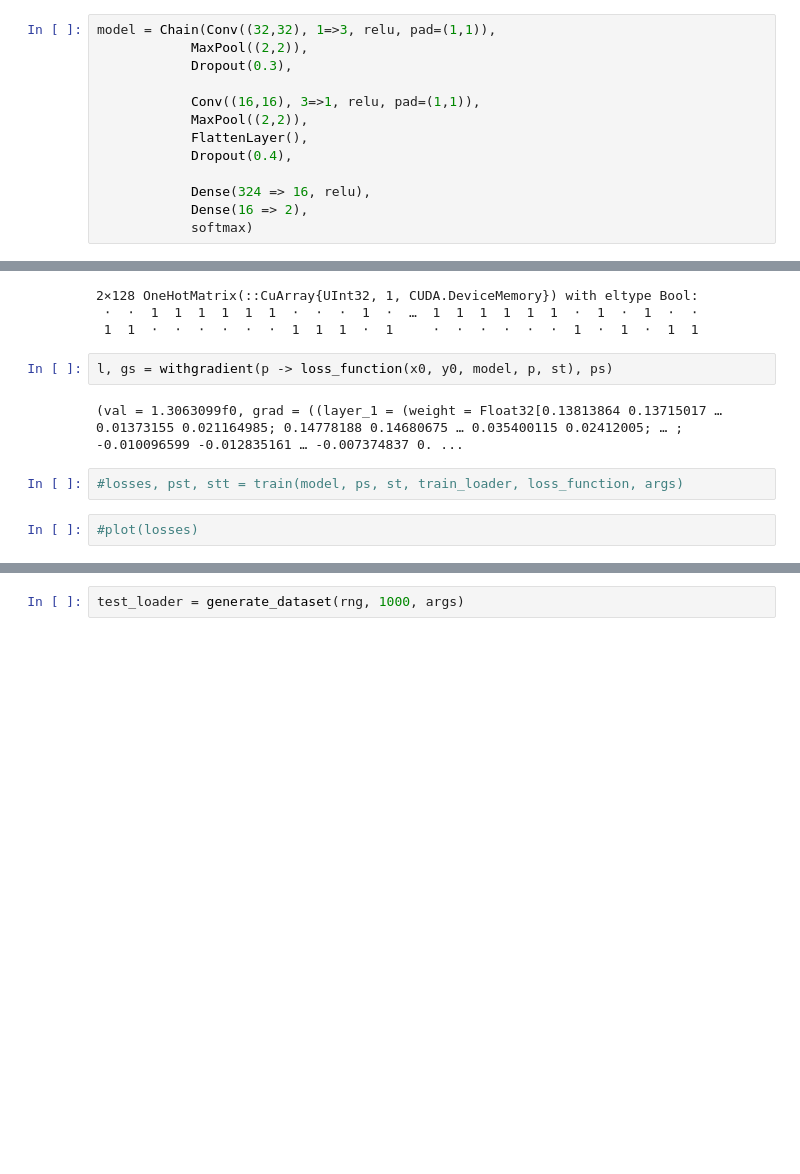
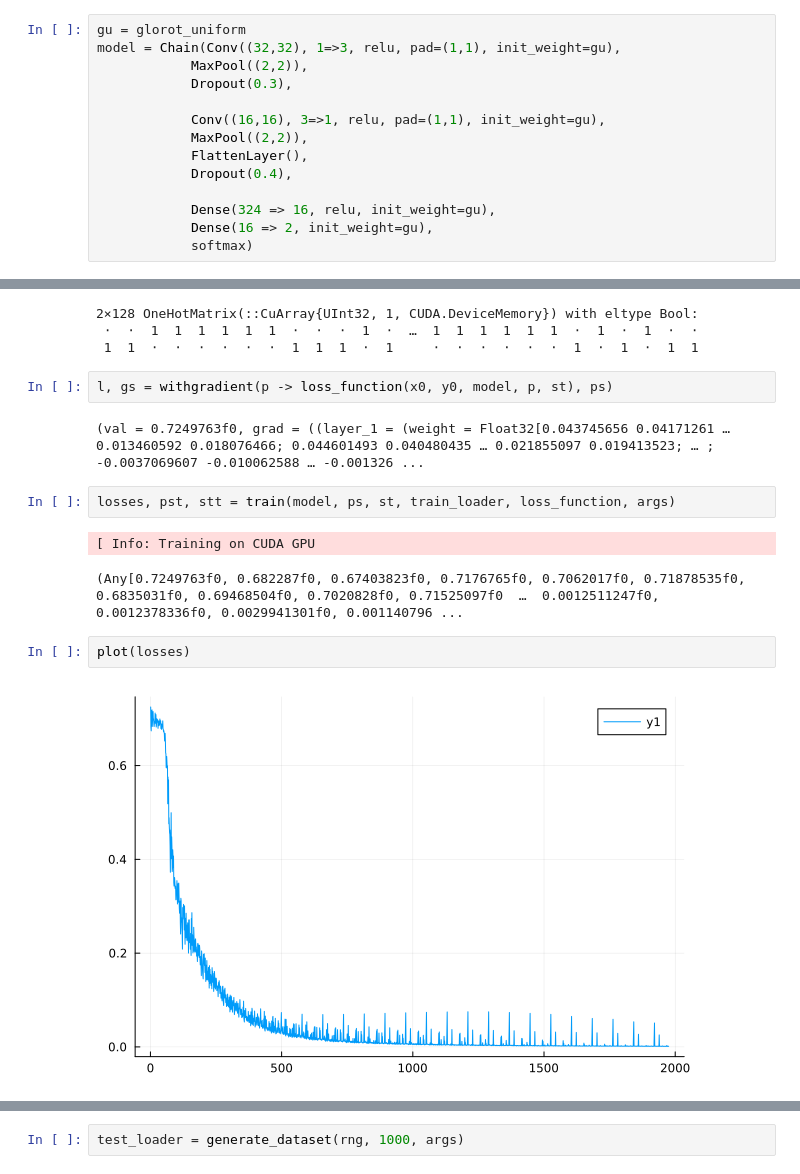
Before and after one commit to wilkieolin/PhasorNetworks.jl, a Jupyter notebook: demos/network_conv.ipynb, the cells around one changed output, grey strips where cells are left out. Drawn from its saved outputs; the diff is of its cells as text; blank space fills up the shorter version.

```diff
--- a/demos/network_conv.ipynb
+++ b/demos/network_conv.ipynb
@@ -127,15 +133,16 @@ y0[:,5]
 # %%
-model = Chain(Conv((32,32), 1=>3, relu, pad=(1,1)),
+gu = glorot_uniform
+model = Chain(Conv((32,32), 1=>3, relu, pad=(1,1), init_weight=gu),
             MaxPool((2,2)),
             Dropout(0.3),
 
-            Conv((16,16), 3=>1, relu, pad=(1,1)),
+            Conv((16,16), 3=>1, relu, pad=(1,1), init_weight=gu),
             MaxPool((2,2)),
             FlattenLayer(),
             Dropout(0.4),
 
-            Dense(324 => 16, relu),
-            Dense(16 => 2),
+            Dense(324 => 16, relu, init_weight=gu),
+            Dense(16 => 2, init_weight=gu),
             softmax)
 # %% [output]
 Chain(
@@ -172,9 +179,14 @@ y0 = y0 |> gdev
 # %%
 l, gs = withgradient(p -> loss_function(x0, y0, model, p, st), ps)
 # %% [output]
-(val = 1.3063099f0, grad = ((layer_1 = (weight = Float32[0.13813864 0.13715017 … 0.01373155 0.021164985; 0.14778188 0.14680675 … 0.035400115 0.02412005; … ; -0.010096599 -0.012835161 … -0.007374837 0. ...
+(val = 0.7249763f0, grad = ((layer_1 = (weight = Float32[0.043745656 0.04171261 … 0.013460592 0.018076466; 0.044601493 0.040480435 … 0.021855097 0.019413523; … ; -0.0037069607 -0.010062588 … -0.001326 ...
 # %%
-#losses, pst, stt = train(model, ps, st, train_loader, loss_function, args)
+losses, pst, stt = train(model, ps, st, train_loader, loss_function, args)
+# %% [output]
+[ Info: Training on CUDA GPU
+(Any[0.7249763f0, 0.682287f0, 0.67403823f0, 0.7176765f0, 0.7062017f0, 0.71878535f0, 0.6835031f0, 0.69468504f0, 0.7020828f0, 0.71525097f0  …  0.0012511247f0, 0.0012378336f0, 0.0029941301f0, 0.001140796 ...
 # %%
-#plot(losses)
+plot(losses)
+# %% [output]
+[figure, added]
 # %%
```
Also changed, not shown: parts of 40 cells of this notebook, 5 other files.
